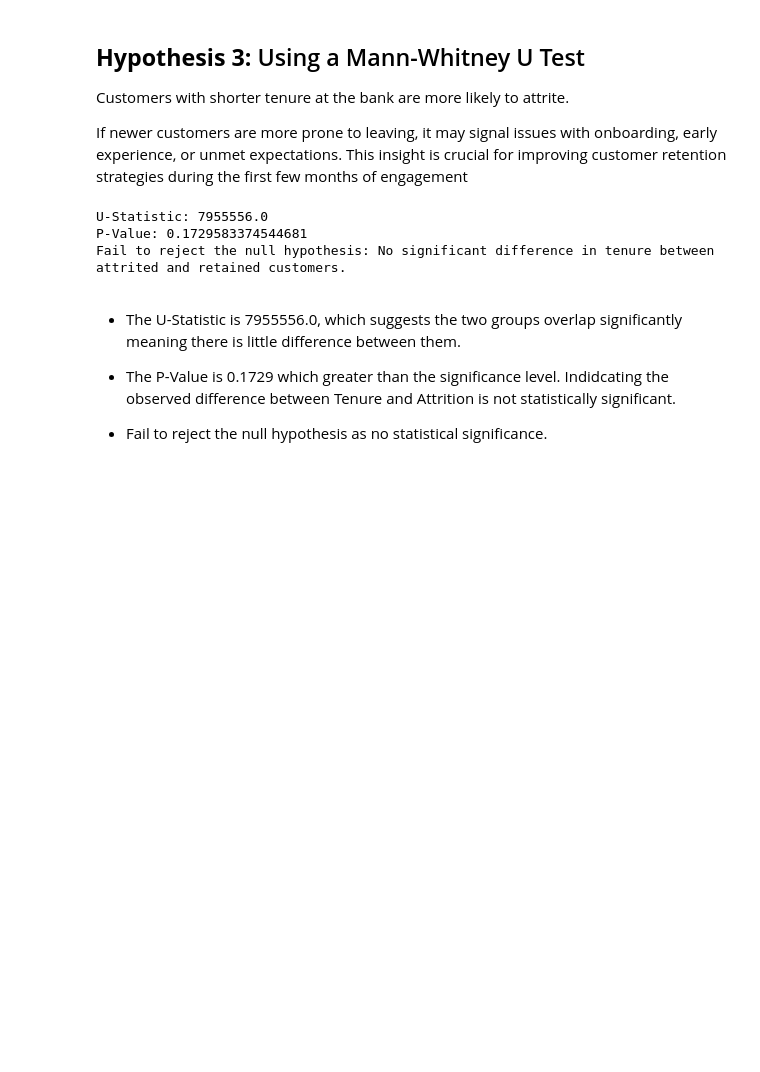
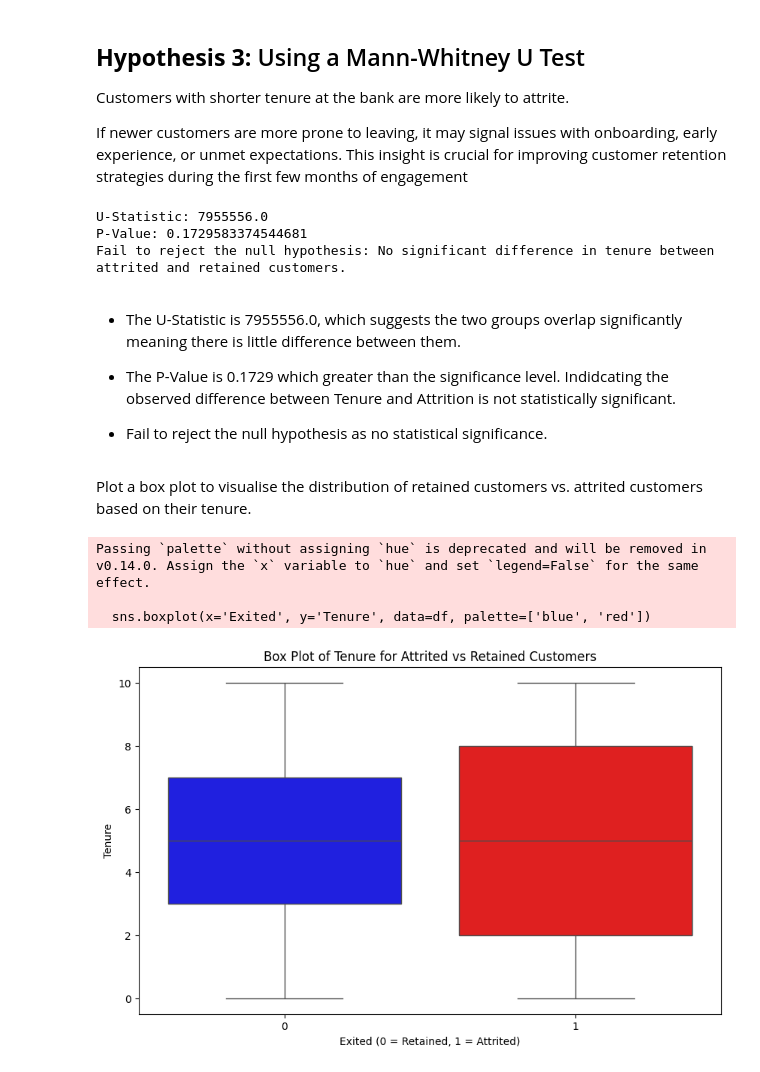
Before and after one commit to rmj9000/BankCustomerAttrition, a Jupyter notebook: jupyter_notebooks/04_hypothesis-testing.ipynb, the cells around one changed output. Cells and saved outputs as stored; diff of their text form; code cells hidden in the pictures; blank space fills up the shorter version.

```diff
--- a/jupyter_notebooks/04_hypothesis-testing.ipynb
+++ b/jupyter_notebooks/04_hypothesis-testing.ipynb
@@ -146,3 +219,27 @@ Fail to reject the null hypothesis: No significant difference in tenure between
 * The P-Value is 0.1729 which greater than the significance level. Indidcating the observed difference between Tenure and Attrition is not statistically significant.
 
 * Fail to reject the null hypothesis as no statistical significance.
+# %% [markdown]
+Plot a box plot to visualise the distribution of retained customers vs. attrited customers based on their tenure.
+# %%
+# CoPilot code creation
+# Import necessary libraries
+import seaborn as sns
+import matplotlib.pyplot as plt
+
+# Create a box plot to visualize tenure distribution for attrited and retained customers
+plt.figure(figsize=(10, 6))
+sns.boxplot(x='Exited', y='Tenure', data=df, palette=['blue', 'red'])
+
+# Add labels and title
+plt.xlabel('Exited (0 = Retained, 1 = Attrited)')
+plt.ylabel('Tenure')
+plt.title('Box Plot of Tenure for Attrited vs Retained Customers')
+
+# Show the plot
+plt.show()
+# %% [output]
+Passing `palette` without assigning `hue` is deprecated and will be removed in v0.14.0. Assign the `x` variable to `hue` and set `legend=False` for the same effect.
+
+  sns.boxplot(x='Exited', y='Tenure', data=df, palette=['blue', 'red'])
+[figure, added]
```
Also changed, not shown: parts of 7 cells of this notebook, 1 other file.
